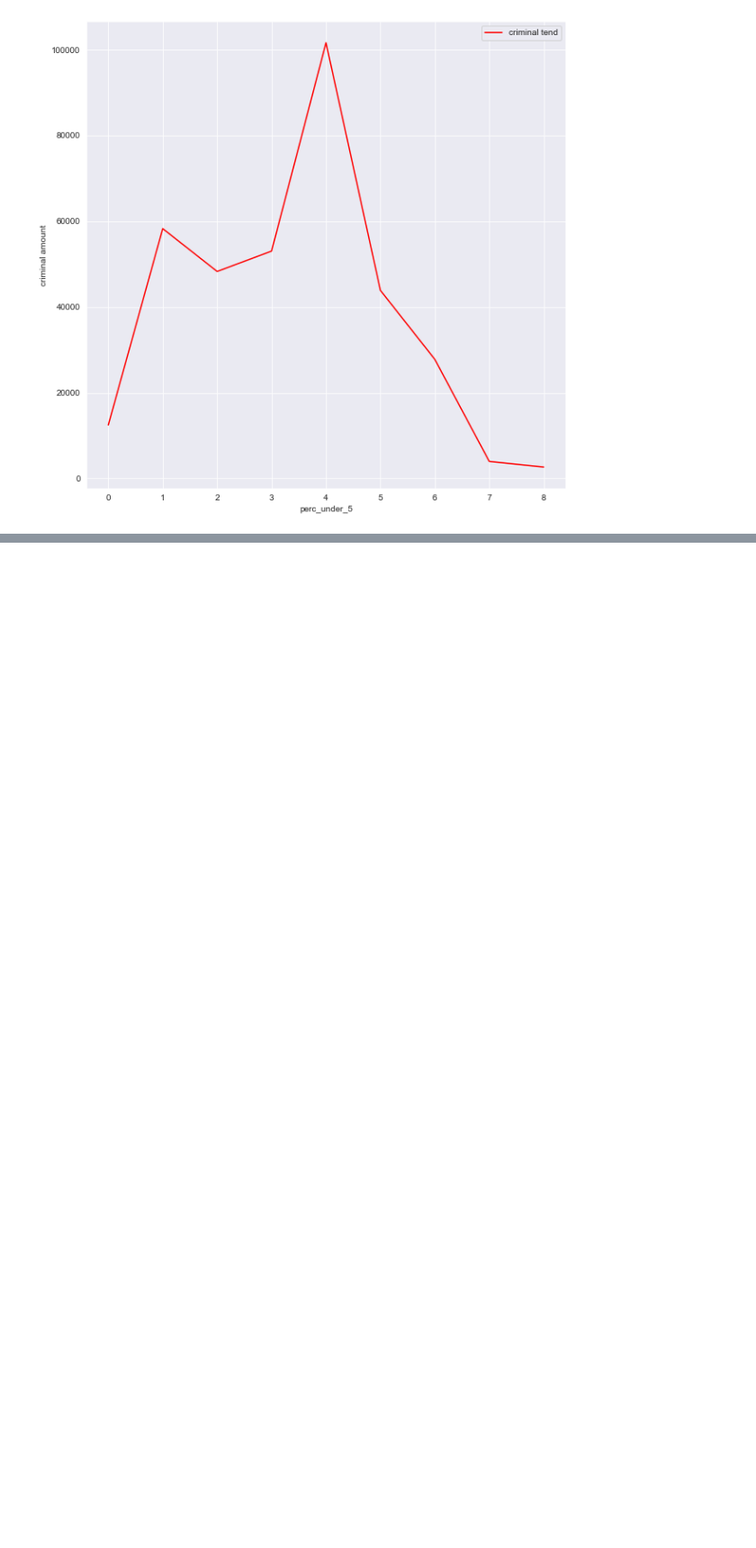
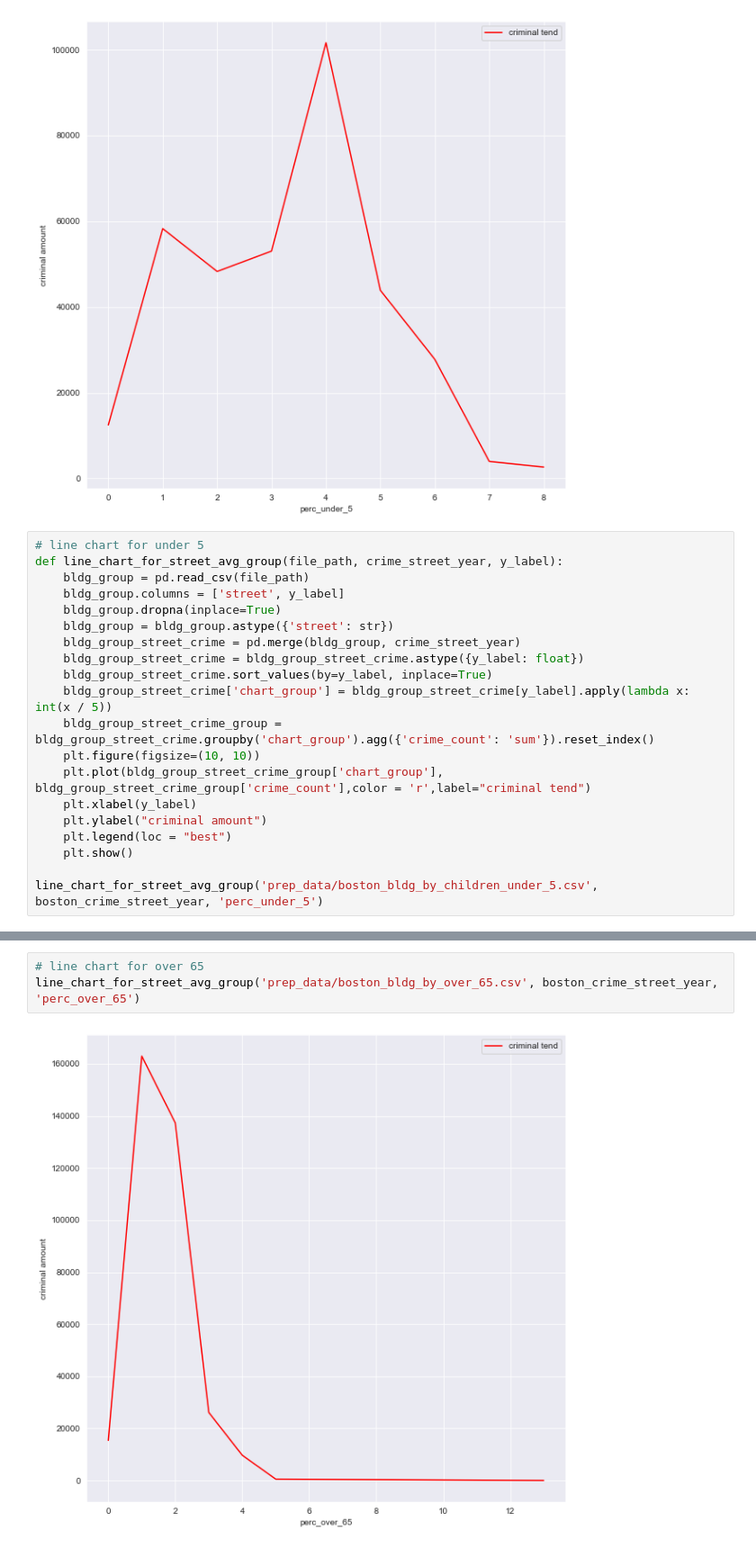
Before and after one commit to FlyingNightBird/2022Spring_Finals, a Jupyter notebook: preprocessing_building_data.ipynb, the cells around one changed output, grey strips where cells are left out. Shown: that part at 90% size. Saved outputs shown, nothing was run; the diff lists cells and outputs as text; blank space fills up the shorter version.

```diff
--- a/preprocessing_building_data.ipynb
+++ b/preprocessing_building_data.ipynb
@@ -482,3 +482,23 @@ plt.legend(loc = "best")
 plt.show()
 # %% [output]
 [figure]
+# %%
+# line chart for under 5
+def line_chart_for_street_avg_group(file_path, crime_street_year, y_label):
+    bldg_group = pd.read_csv(file_path)
+    bldg_group.columns = ['street', y_label]
+    bldg_group.dropna(inplace=True)
+    bldg_group = bldg_group.astype({'street': str})
+    bldg_group_street_crime = pd.merge(bldg_group, crime_street_year)
+    bldg_group_street_crime = bldg_group_street_crime.astype({y_label: float})
+    bldg_group_street_crime.sort_values(by=y_label, inplace=True)
+    bldg_group_street_crime['chart_group'] = bldg_group_street_crime[y_label].apply(lambda x: int(x / 5))
+    bldg_group_street_crime_group = bldg_group_street_crime.groupby('chart_group').agg({'crime_count': 'sum'}).reset_index()
+    plt.figure(figsize=(10, 10))
+    plt.plot(bldg_group_street_crime_group['chart_group'], bldg_group_street_crime_group['crime_count'],color = 'r',label="criminal tend")
+    plt.xlabel(y_label)
+    plt.ylabel("criminal amount")
+    plt.legend(loc = "best")
+    plt.show()
+
+line_chart_for_street_avg_group('prep_data/boston_bldg_by_children_under_5.csv', boston_crime_street_year, 'perc_under_5')
@@ -484,0 +507,5 @@ plt.show()
+# %%
+# line chart for over 65
+line_chart_for_street_avg_group('prep_data/boston_bldg_by_over_65.csv', boston_crime_street_year, 'perc_over_65')
+# %% [output]
+[figure, added]
```
Also changed, not shown: parts of 4 cells of this notebook.
